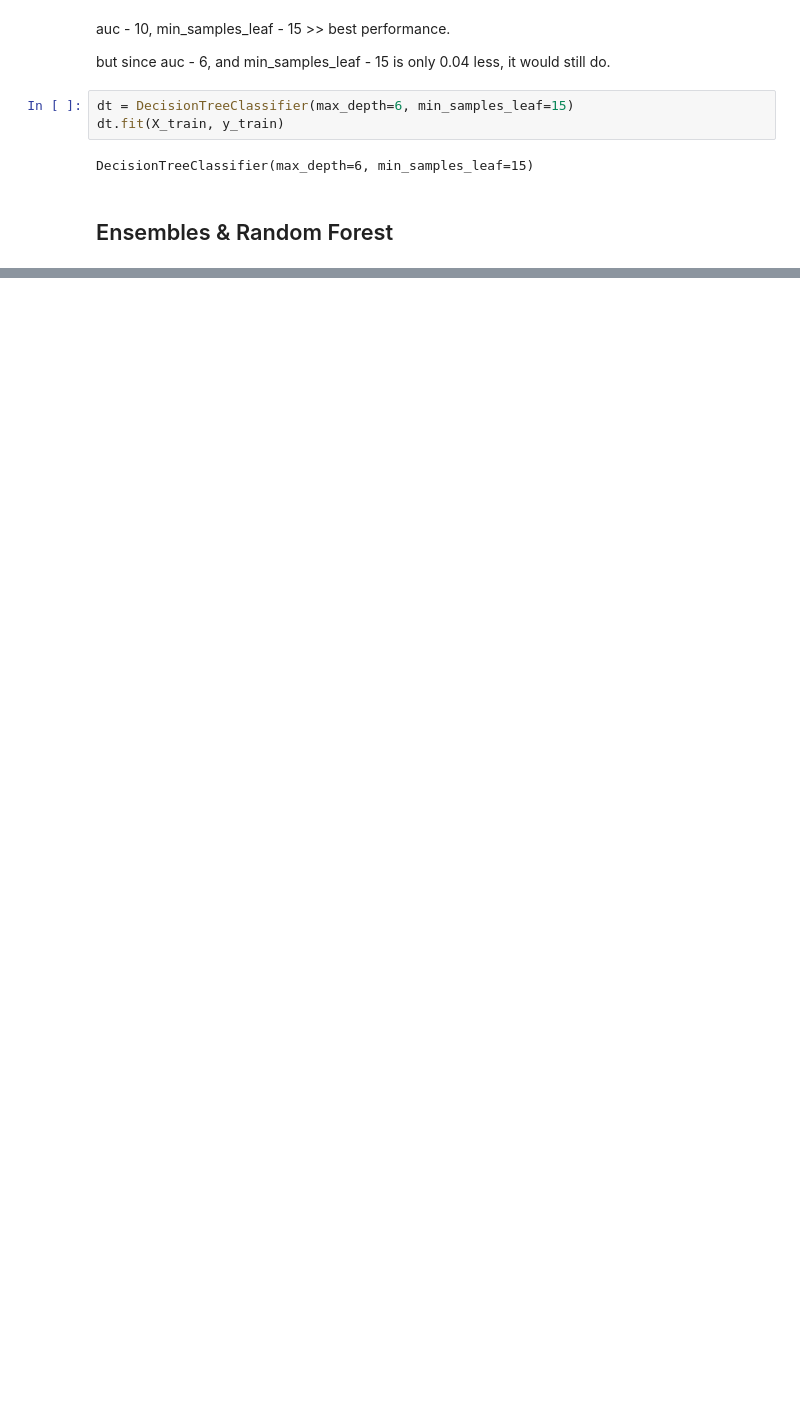
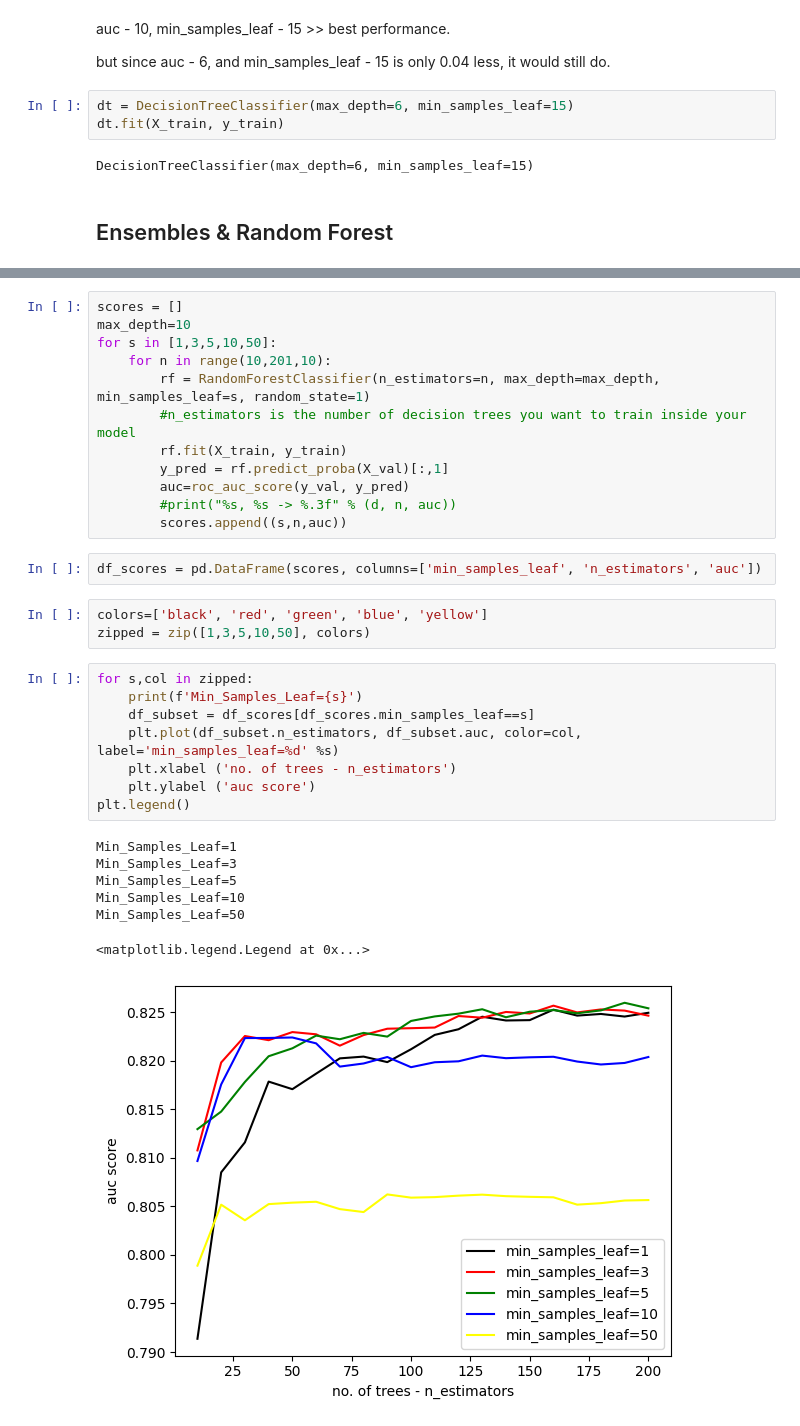
Before and after one commit to Rimsha-Bashir/machine-learning-zoomcamp, a Jupyter notebook: module-6/credit-risk-project.ipynb, the cells around one changed output, grey strips where cells are left out. Cells and saved outputs as stored; diff of their text form; blank space fills up the shorter version.

```diff
--- a/module-6/credit-risk-project.ipynb
+++ b/module-6/credit-risk-project.ipynb
@@ -561,0 +691,33 @@ DecisionTreeClassifier(max_depth=6, min_samples_leaf=15)
+# %%
+scores = []
+max_depth=10
+for s in [1,3,5,10,50]:
+    for n in range(10,201,10):
+        rf = RandomForestClassifier(n_estimators=n, max_depth=max_depth, min_samples_leaf=s, random_state=1)
+        #n_estimators is the number of decision trees you want to train inside your model
+        rf.fit(X_train, y_train)
+        y_pred = rf.predict_proba(X_val)[:,1]
+        auc=roc_auc_score(y_val, y_pred)
+        #print("%s, %s -> %.3f" % (d, n, auc))
+        scores.append((s,n,auc))
+# %%
+df_scores = pd.DataFrame(scores, columns=['min_samples_leaf', 'n_estimators', 'auc'])
+# %%
+colors=['black', 'red', 'green', 'blue', 'yellow']
+zipped = zip([1,3,5,10,50], colors)
+# %%
+for s,col in zipped:
+    print(f'Min_Samples_Leaf={s}')
+    df_subset = df_scores[df_scores.min_samples_leaf==s]
+    plt.plot(df_subset.n_estimators, df_subset.auc, color=col, label='min_samples_leaf=%d' %s)
+    plt.xlabel ('no. of trees - n_estimators')
+    plt.ylabel ('auc score')
+plt.legend()
+# %% [output]
+Min_Samples_Leaf=1
+Min_Samples_Leaf=3
+Min_Samples_Leaf=5
+Min_Samples_Leaf=10
+Min_Samples_Leaf=50
+<matplotlib.legend.Legend at 0x...>
+[figure, added]
```
Also changed, not shown: parts of 22 cells of this notebook, 1 other file.
